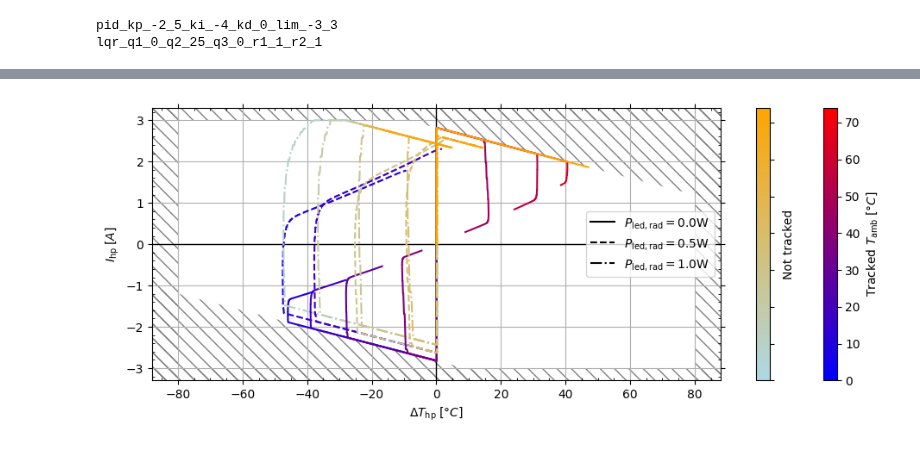
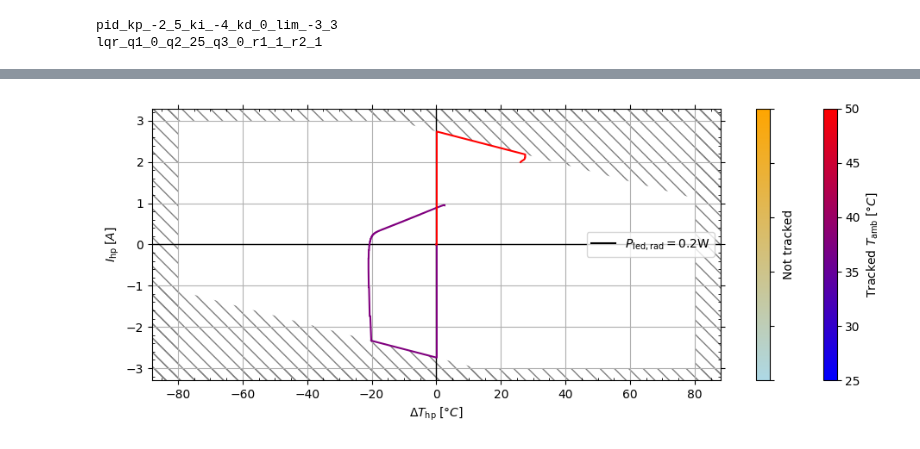
Before and after one commit to Jackmastro/Semester_Project, a Jupyter notebook: notebooks/main_simulation.ipynb, the cells around one changed output, grey strips where cells are left out. Saved outputs shown, nothing was run; the diff lists cells and outputs as text; code cells hidden in the pictures.

Commit message:
corrected P_hp sim plots

```diff
--- a/notebooks/main_simulation.ipynb
+++ b/notebooks/main_simulation.ipynb
@@ -18,10 +18,10 @@ from system import Simulation
 from img import save_plot2pdf
 # %%
 save_ss_matrices  = False
-save_sim_plots    = False
-save_traj_plot    = True
+save_traj_plot    = False
 
-plot_sim_plots    = False
+plot_sim_plots    = True
+save_sim_plots    = True
 
 ### Choose the controller here:
 # chosen_controller = 'PID'
@@ -94,10 +94,10 @@ tracking_tol = 1 # °C or K
 
 ### Loop
 ## P_led_rad iterable variable
-num_P_rad = 3
-P_rad_vec = np.linspace(0, 1, num=num_P_rad)
 # num_P_rad = 3
-# P_rad_vec = np.linspace(0, 0.5, num=num_P_rad)
+# P_rad_vec = np.linspace(0, 1, num=num_P_rad)
+num_P_rad = 1
+P_rad_vec = np.linspace(0.2, 0.5, num=num_P_rad)
 # P_rad_vec = np.empty((num_P_rad, 1))
 
 # ratio_decrease = 10 # decrease power of the LED by ... times compared to the maximum
@@ -114,10 +114,9 @@ P_rad_vec = np.linspace(0, 1, num=num_P_rad)
 
 ## T_amb iterable variable
 # num_T_amb = 8
-# T_amb_vec = conv_temp(np.linspace(-70.0, 70.0, num=num_T_amb), 'C', 'K') # K
-num_T_amb = 8
-T_amb_vec = conv_temp(np.linspace(0.0, 74.0, num=num_T_amb), 'C', 'K') # K
-# T_amb = conv_temp(25.0, 'C', 'K') # K
+# T_amb_vec = conv_temp(np.linspace(0.0, 74.0, num=num_T_amb), 'C', 'K') # K
+num_T_amb = 2
+T_amb_vec = conv_temp(np.linspace(25.0, 50.0, num=num_T_amb), 'C', 'K') # K
 # %%
 ## Start simulation loop
 sim_results_list = []
@@ -188,7 +187,7 @@ for T_amb_iter in range(num_T_amb):
         # title_P_LED = r"$P_\mathrm{LED} =$" + f"{P_LED:.1f}W"
 
         E_BT_tot = np.trapezoid(results["U_BT"].to_numpy() * results["I_BT"].to_numpy(), results["time"].to_numpy()) # J
-        title_E_BT = r"$E_\mathrm{bt}^\mathrm{tot} =$" + f"{E_BT_tot:.2f}J"
+        title_E_BT = r"$E_\mathrm{bt,tot} =$" + f"{E_BT_tot:.2f}J"
 
         fig_title = title_P_rad + "     " + title_E_BT + "     " + title_T_amb
         leg_title = title_P_rad + "," + title_T_amb
@@ -278,7 +282,7 @@ ax.fill_betweenx([-y_lim_max, y_lim_max], -model.DeltaT_max, -x_lim_max, color='
 
 # Lines for legend
 for i, P_rad in enumerate(P_rad_vec):
-    ax.plot([], [], linestyle=P_rad_lin_style[i], color='black', label=r'$P_\mathrm{led,rad} = $' + f'{P_rad:.1f}W')
+    ax.plot([], [], linestyle=P_rad_lin_style[i % len(P_rad_lin_style)], color='black', label=r'$P_\mathrm{led,rad} = $' + f'{P_rad:.1f}W')
 
 # Group by id_sim
 for sim_id, group in all_results_df.groupby(level='id_sim'):
@@ -312,31 +316,31 @@ cbar_tracked.set_label(r'Tracked $T_\mathrm{amb} \; [°C]$')
 
 cbar_untracked = fig.colorbar(plt.cm.ScalarMappable(norm=norm_untracked, cmap=cmap_untracked), ax=ax, location='right')
 cbar_untracked.ax.set_yticklabels([])
 cbar_untracked.set_label(r'Not tracked')
 
 ax.set_xlim(-model.DeltaT_max * 1.1, model.DeltaT_max * 1.1)
 ax.set_ylim(-model.I_HP_max * 1.1, model.I_HP_max * 1.1)
 ax.set_xlabel(r'$\Delta T_\mathrm{hp} \; [°C]$')
 ax.set_ylabel(r'$I_\mathrm{hp} \; [A]$')
 # ax.set_title('Current-Temperature Phase Space')
 ax.legend()
 ax.grid()
 ax.xaxis.set_minor_locator(ticker.AutoMinorLocator())
 ax.yaxis.set_minor_locator(ticker.AutoMinorLocator())
 ax.tick_params(axis='x', which='minor', direction='in', top=True)
 ax.tick_params(axis='y', which='minor', direction='in', left=True, right=True)
 ax.tick_params(axis='x', which='major', top=True)
 ax.tick_params(axis='y', which='major', left=True, right=True)
 ax.spines['top'].set_visible(True)
 ax.spines['right'].set_visible(True)
 ax.spines['bottom'].set_visible(True)
 ax.spines['left'].set_visible(True)
 plt.tight_layout()
 
 if save_traj_plot:
     # Generate filename dynamically
     filename = f"traj_{filename_pid}" if chosen_controller == 'PID' else f"traj_{filename_lqr}"
     save_plot2pdf(filename, fig)
 plt.show()
 # %% [output]
-[figure, old version]
+[figure, new version]
```
Also changed, not shown: parts of 2 cells of this notebook, 7 other files.
